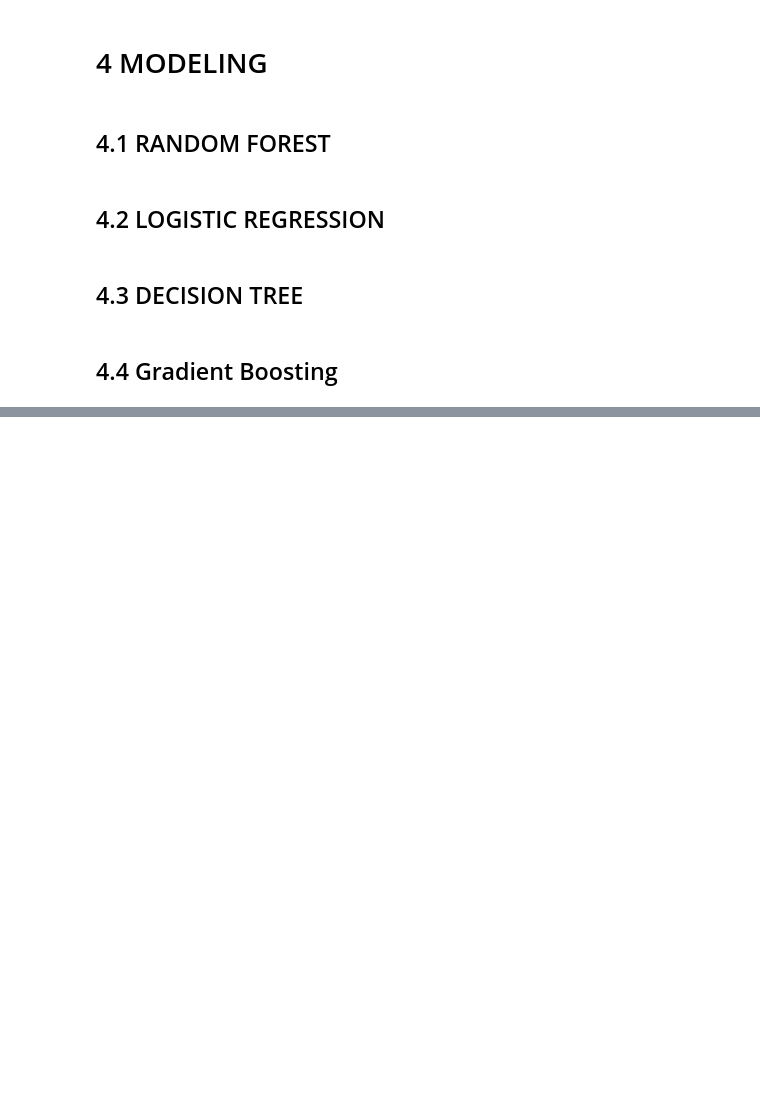
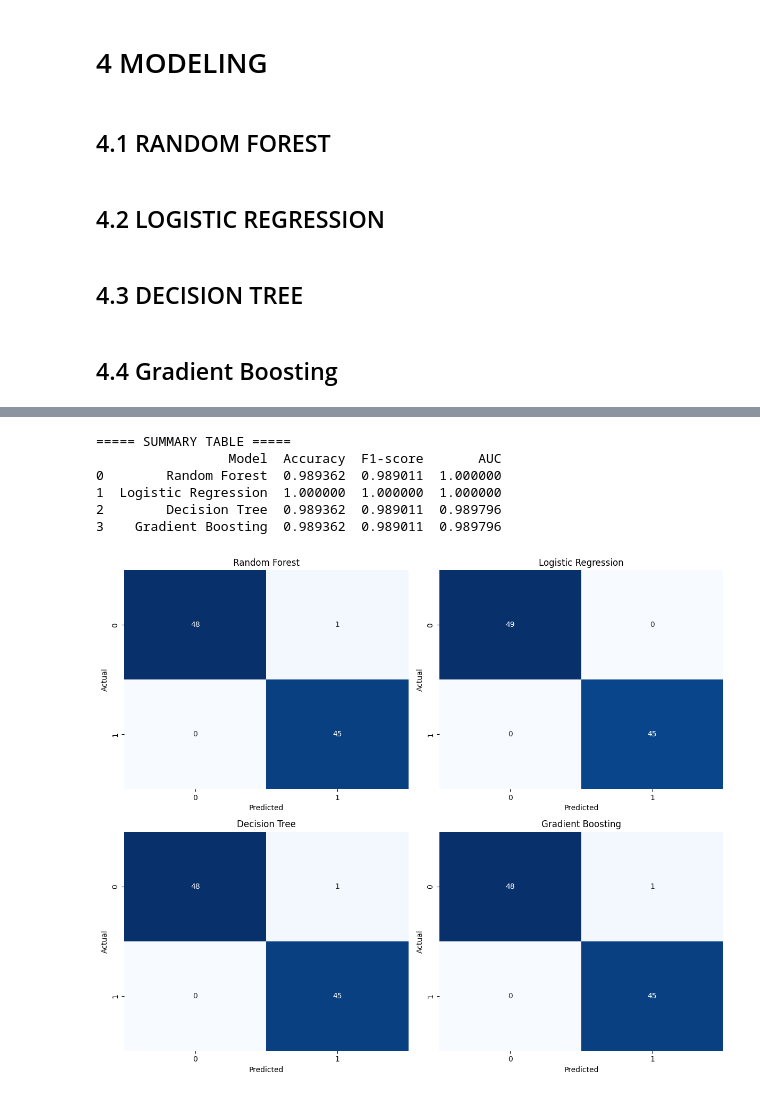
Before and after one commit to JakeSparrow1/project_team_20, a Jupyter notebook: shared_group_notebook.ipynb, the cells around one changed output, grey strips where cells are left out. Saved outputs shown, nothing was run; the diff lists cells and outputs as text; code cells hidden in the pictures; blank space fills up the shorter version.

Commit message:
[DM] Evaluated the preformance matrix of each algorithm

```diff
--- a/shared_group_notebook.ipynb
+++ b/shared_group_notebook.ipynb
@@ -813,0 +816,15 @@ results["Gradient Boosting"] = {
+# %%
+# =====================================================
+# 5. Evaluation & Comparison
+# =====================================================
+print("\n========== MODEL COMPARISON ==========")
+comparison = []
+for model, metrics in results.items():
+    print(f"\n===== {model} =====")
+    print("Accuracy:", metrics["Accuracy"])
+    print("F1-score:", metrics["F1-score"])
+    print("AUC:", metrics["AUC"])
+    print("Classification Report:\n", metrics["Report"])
+    print("Confusion Matrix:\n", metrics["Confusion Matrix"])
+
+    comparison.append([model, metrics["Accuracy"], metrics["F1-score"], metrics["AUC"]])
@@ -813,0 +849,27 @@ results["Gradient Boosting"] = {
+# %%
+# Summary table
+df_results = pd.DataFrame(comparison, columns=["Model", "Accuracy", "F1-score", "AUC"])
+print("\n\n===== SUMMARY TABLE =====")
+print(df_results)
+# %% [output]
+===== SUMMARY TABLE =====
+                 Model  Accuracy  F1-score       AUC
+0        Random Forest  0.989362  0.989011  1.000000
+1  Logistic Regression  1.000000  1.000000  1.000000
+2        Decision Tree  0.989362  0.989011  0.989796
+3    Gradient Boosting  0.989362  0.989011  0.989796
+# %%
+# ---- Plot Confusion Matrices ----
+fig, axes = plt.subplots(2, 2, figsize=(12, 10))
+axes = axes.flatten()
+
+for ax, (model, metrics) in zip(axes, results.items()):
+    sns.heatmap(metrics["Confusion Matrix"], annot=True, fmt="d", cmap="Blues", ax=ax, cbar=False)
+    ax.set_title(f"{model}")
+    ax.set_xlabel("Predicted")
+    ax.set_ylabel("Actual")
+
+plt.tight_layout()
+plt.show()
+# %% [output]
+[figure, added]
```
Also changed, not shown: parts of 6 cells of this notebook.
